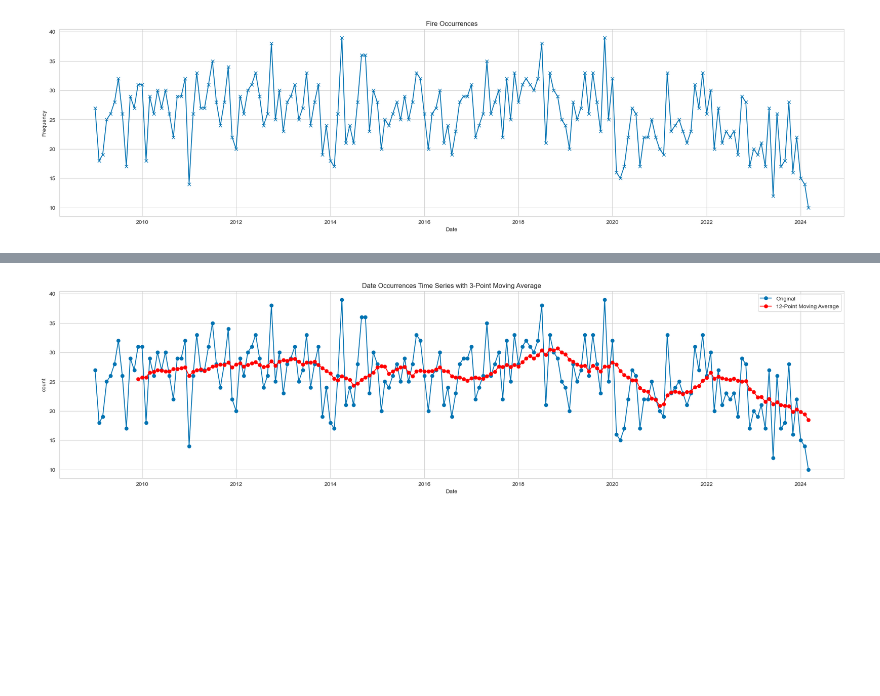
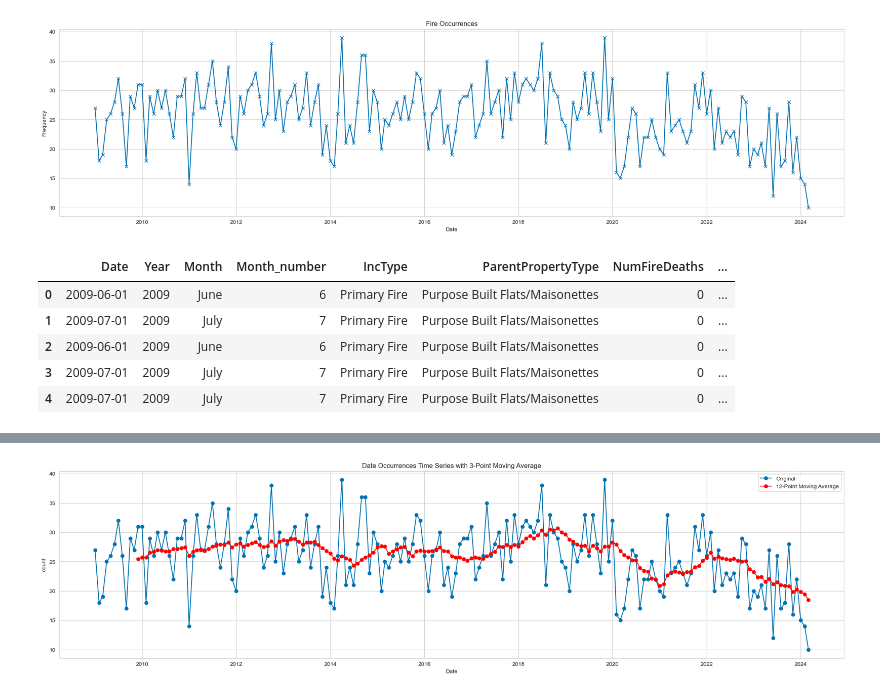
Before and after one commit to tgrubb550/Big-Data-Group-1, a Jupyter notebook: Fires EDA.ipynb, the cells around one changed output, grey strips where cells are left out. Cells and saved outputs as stored; diff of their text form; code cells hidden in the pictures; blank space fills up the shorter version.

```diff
--- a/Fires EDA.ipynb
+++ b/Fires EDA.ipynb
@@ -255,3 +281,12 @@ plt.grid(True)
 plt.show()
 # %% [output]
 [figure]
+# %%
+fire_df.head()
+# %% [output]
+|  | Date | Year | Month | Month_number | IncType | ParentPropertyType | NumFireDeaths | ... |
+| 0 | 2009-06-01 | 2009 | June | 6 | Primary Fire | Purpose Built Flats/Maisonettes | 0 | ... |
+| 1 | 2009-07-01 | 2009 | July | 7 | Primary Fire | Purpose Built Flats/Maisonettes | 0 | ... |
+| 2 | 2009-06-01 | 2009 | June | 6 | Primary Fire | Purpose Built Flats/Maisonettes | 0 | ... |
+| 3 | 2009-07-01 | 2009 | July | 7 | Primary Fire | Purpose Built Flats/Maisonettes | 0 | ... |
+| 4 | 2009-07-01 | 2009 | July | 7 | Primary Fire | Purpose Built Flats/Maisonettes | 0 | ... |
```
Also changed, not shown: parts of 6 cells of this notebook, 3 other files.
